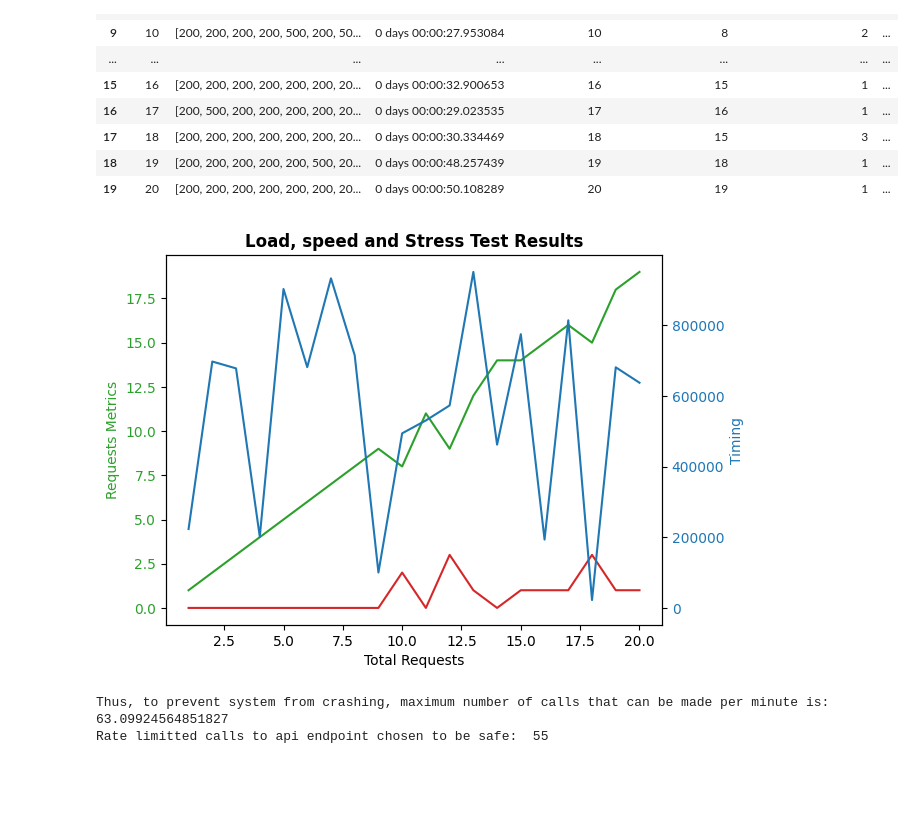
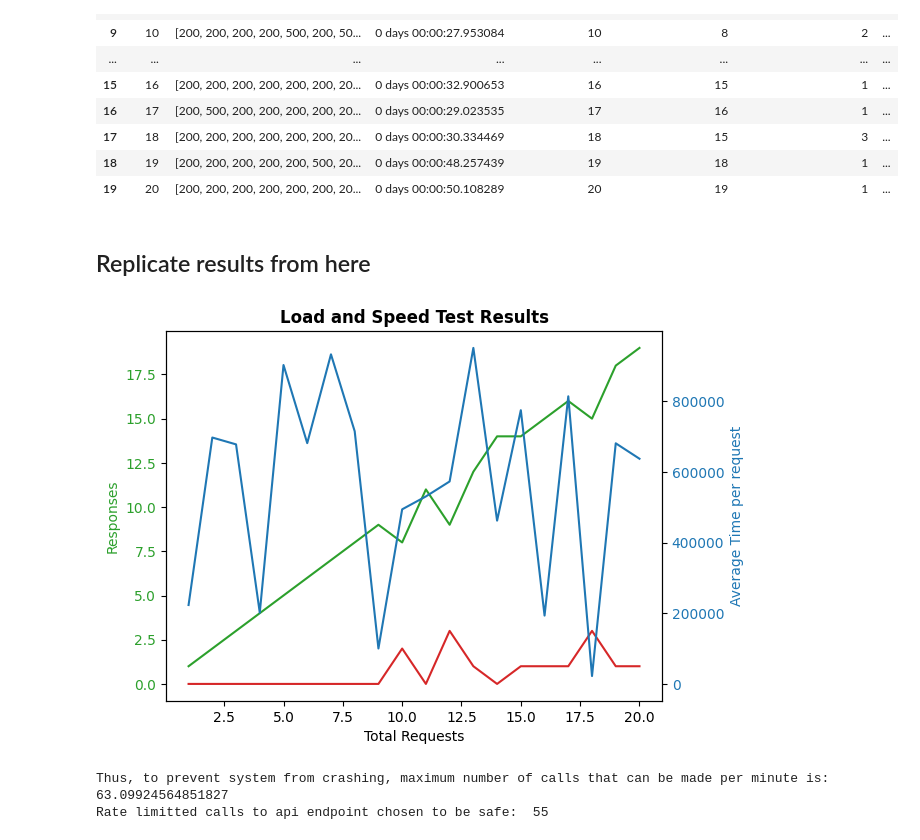
Before and after one commit to dracolim/FYP-GoodHealth, a Jupyter notebook: stress_test.ipynb, the cells around one changed output. Saved outputs shown, nothing was run; the diff lists cells and outputs as text; code cells hidden in the pictures; blank space fills up the shorter version.

```diff
--- a/stress_test.ipynb
+++ b/stress_test.ipynb
@@ -226,6 +226,11 @@ df
 # %%
 
 df.to_csv("stress_test_results.csv")
+# %% [markdown]
+## Replicate results from here
+# %%
+import pandas as pd
+df = pd.read_csv("stress_test_results_20.csv")
 # %%
 # !pip install matplotlib
 # df["unsuccessful_responses"]
@@ -242,37 +247,37 @@ num = 20
 x = list(df["users"])[:num]
 dataset_1 = list(df["successful_responses"])[:num]
 dataset_1_unsuccessful = list(df["unsuccessful_responses"])[:num]
 dataset_2 = list(df["average_timing_ms"])[:num]
 
 # Creating plot with dataset_1
 fig, ax1 = plt.subplots()
 
 
 color_unsuccessful = 'tab:red'
 color_success = "tab:green"
 ax1.set_xlabel('Total Requests')
-ax1.set_ylabel('Requests Metrics', color = color_success)
+ax1.set_ylabel('Responses', color = color_success)
 ax1.plot(x, dataset_1, color = color_success)
 ax1.plot(x, dataset_1_unsuccessful, color = color_unsuccessful)
 ax1.tick_params(axis ='y', labelcolor = color_success)
 
 # Adding Twin Axes to plot using dataset_2
 ax2 = ax1.twinx()
 
 color = 'tab:blue'
-ax2.set_ylabel('Timing', color = color)
+ax2.set_ylabel('Average Time per request', color = color)
 ax2.plot(x, dataset_2, color = color)
 ax2.tick_params(axis ='y', labelcolor = color)
 # ax2.fill(x, dataset_2, 'b')
 ax2.fill(x, [0 for i in range(len(dataset_2))], 'b')
 
 # Adding title
-plt.title('Load, speed and Stress Test Results', fontweight ="bold")
+plt.title('Load and Speed Test Results', fontweight ="bold")
 
 # Show plot
 plt.show()
 # %% [output]
-[figure, old version]
+[figure, new version]
 # %%
 # point where maximum response time taken:
 max_average_response_time = max(list(df['average_timing_ms']))
```
Also changed, not shown: 3 other files.
